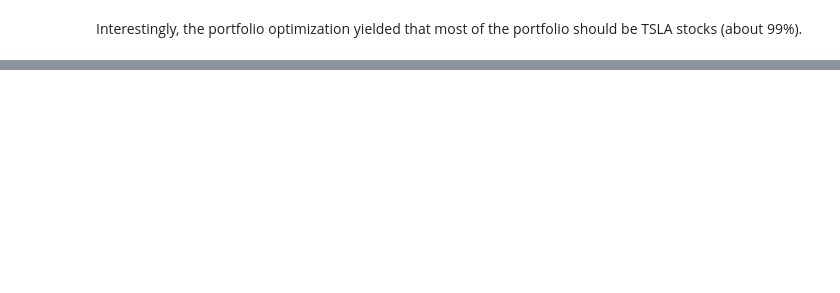
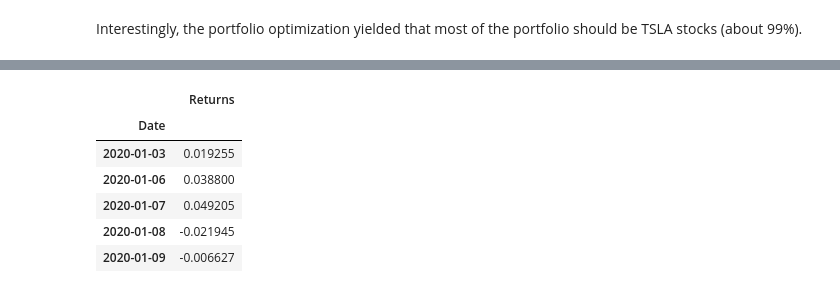
Before and after one commit to DanielEduardoLopez/PortfolioReturn, a Jupyter notebook: 1_PortfolioReturn_DataCollectionPrep.ipynb, the cells around one changed output, grey strips where cells are left out. Saved outputs shown, nothing was run; the diff lists cells and outputs as text; code cells hidden in the pictures; blank space fills up the shorter version.

Commit message:
Added historical returns of the optimized portfolio

```diff
--- a/1_PortfolioReturn_DataCollectionPrep.ipynb
+++ b/1_PortfolioReturn_DataCollectionPrep.ipynb
@@ -554,0 +589,4 @@ Interestingly, the portfolio optimization yielded that most of the portfolio sho
+# %%
+# Calculation of Historical Returns of the Optimized Portfolio
+optimized_returns = np.matrix(returns_df.values) * weights
+optimized_returns[:10]
@@ -554,0 +604,14 @@ Interestingly, the portfolio optimization yielded that most of the portfolio sho
+# %%
+# Historical Returns of the Optimized Portfolio Dataframe
+optimized_returns_list = [i[0] for i in np.array(optimized_returns)]
+optimized_returns_df = pd.DataFrame((optimized_returns_list)).rename(columns = {0: 'Returns'})
+optimized_returns_df.index = returns_df.index
+optimized_returns_df.head()
+# %% [output]
+|  | Returns |
+| Date |  |
+| 2020-01-03 | 0.019255 |
+| 2020-01-06 | 0.038800 |
+| 2020-01-07 | 0.049205 |
+| 2020-01-08 | -0.021945 |
+| 2020-01-09 | -0.006627 |
```
Also changed, not shown: parts of 15 cells of this notebook.
